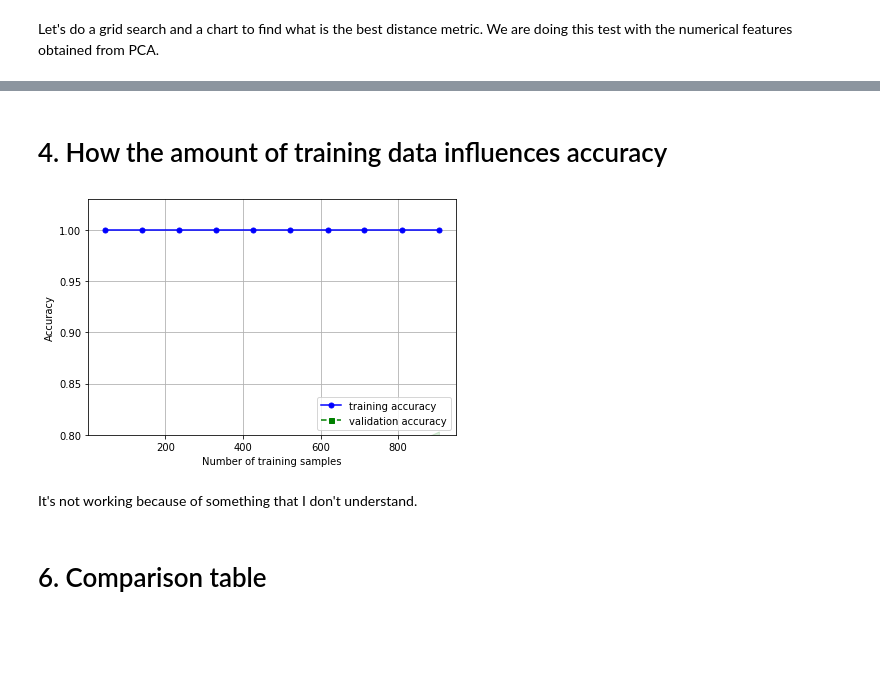
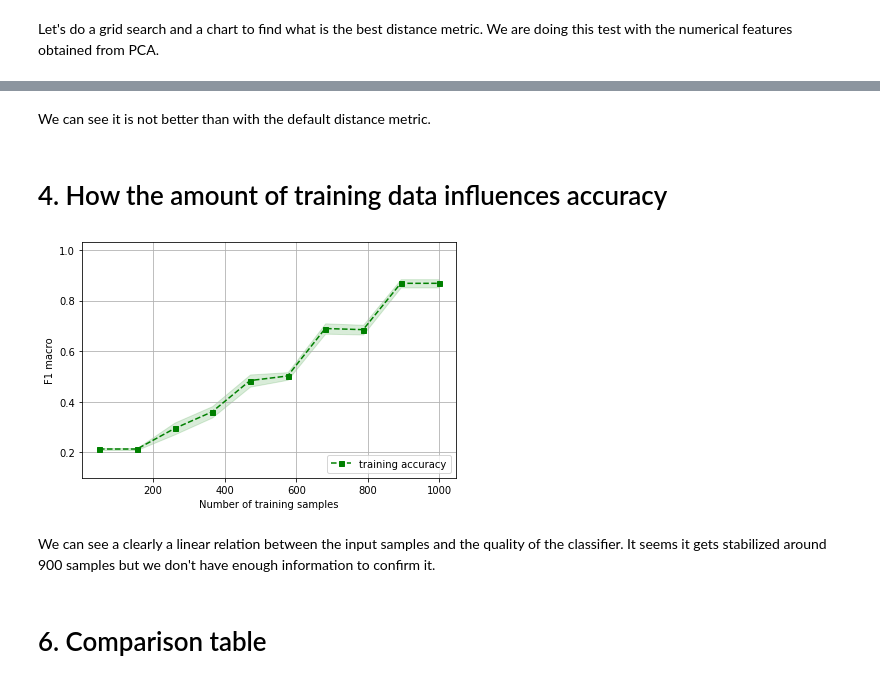
Before and after one commit to FerranAgulloLopez/DataMiningHousePrices, a Jupyter notebook: scripts/Knn.ipynb, the cells around one changed output, grey strips where cells are left out. Cells and saved outputs as stored; diff of their text form; code cells hidden in the pictures; blank space fills up the shorter version.

```diff
--- a/scripts/Knn.ipynb
+++ b/scripts/Knn.ipynb
@@ -479,7 +494,7 @@ We can see that the grid search obtains the same parameters we had before.
 # %% [markdown]
 Let's do a grid search and a chart to find what is the best distance metric. We are doing this test with the numerical features obtained from PCA.
 # %%
-X_train = train_pca_data.copy()
+X_train = train_pca_data_balanced.copy()
 X_test = test_pca_data.copy()
 # %%
 # Chart
@@ -513,8 +528,8 @@ plt.show()
 # %%
 #Grid search
-params = {'n_neighbors':list(range(1,30,2)), 'weights':('distance','uniform'), 'metric': ('euclidean','manhattan','chebyshev')}
-knc = nb.KNeighborsClassifier()
-clf = GridSearchCV(knc, param_grid=params,cv=10,n_jobs=-1)
-clf.fit(X_train, y_train)
-print("Grid search best params=",clf.best_params_, "Accuracy=", clf.best_score_)
+params = {'n_neighbors':list(range(1,30,2)), 'metric': ('euclidean','manhattan','chebyshev')}
+knc = nb.KNeighborsClassifier(weights='distance')
+clf = GridSearchCV(knc, param_grid=params,cv=10,n_jobs=-1,scoring='f1_macro')
+clf.fit(X_train, y_train_balanced)
+print("Grid search best params=",clf.best_params_, "F1 macro=", clf.best_score_)
 # %% [output]
@@ -545,55 +550,48 @@ Have the classifiers significant different accuracy?: False
+# %% [markdown]
+We can see it is not better than with the default distance metric.
 # %% [markdown]
 # 4. How the amount of training data influences accuracy
 # %%
-X_train = train_pca_data.copy()
+X_train = train_pca_data_balanced.copy()
 X_test = test_pca_data.copy()
 n_neighbors = 9
 weights = 'distance'
 # %%
 train_sizes, train_scores, test_scores =\
                 sklearn.model_selection.learning_curve(estimator=nb.KNeighborsClassifier(n_neighbors,weights),
                                X=X_train,
-                               y=y_train,
+                               y=y_train_balanced,
                                train_sizes=np.linspace(0.05, 1.0, 10),
                                cv=10,
                                n_jobs=-1)
 
 train_mean = np.mean(train_scores, axis=1)
 train_std = np.std(train_scores, axis=1)
 test_mean = np.mean(test_scores, axis=1)
 test_std = np.std(test_scores, axis=1)
 
-plt.plot(train_sizes, train_mean,
-         color='blue', marker='o',
-         markersize=5, label='training accuracy')
-
-plt.fill_between(train_sizes,
-                 train_mean + train_std,
-                 train_mean - train_std,
-                 alpha=0.15, color='blue')
-
 plt.plot(train_sizes, test_mean,
          color='green', linestyle='--',
          marker='s', markersize=5,
-         label='validation accuracy')
+         label='training accuracy')
 
 plt.fill_between(train_sizes,
                  test_mean + test_std,
                  test_mean - test_std,
                  alpha=0.15, color='green')
 
 plt.grid(True)
 plt.xlabel('Number of training samples')
-plt.ylabel('Accuracy')
+plt.ylabel('F1 macro')
 plt.legend(loc='lower right')
-plt.ylim([0.8, 1.03])
+plt.ylim([0.1, 1.03])
 plt.tight_layout()
 plt.savefig('learning_curve.png', dpi=600)
 plt.show()
 # %% [output]
-[figure, old version]
+[figure, new version]
-# %% [markdown]
-It's not working because of something that I don't understand.
+# %% [markdown]
+We can see a clearly a linear relation between the input samples and the quality of the classifier. It seems it gets stabilized around 900 samples but we don't have enough information to confirm it.
 # %% [markdown]
 # 6. Comparison table
 # %% [markdown]
```
Also changed, not shown: parts of 58 cells of this notebook.
